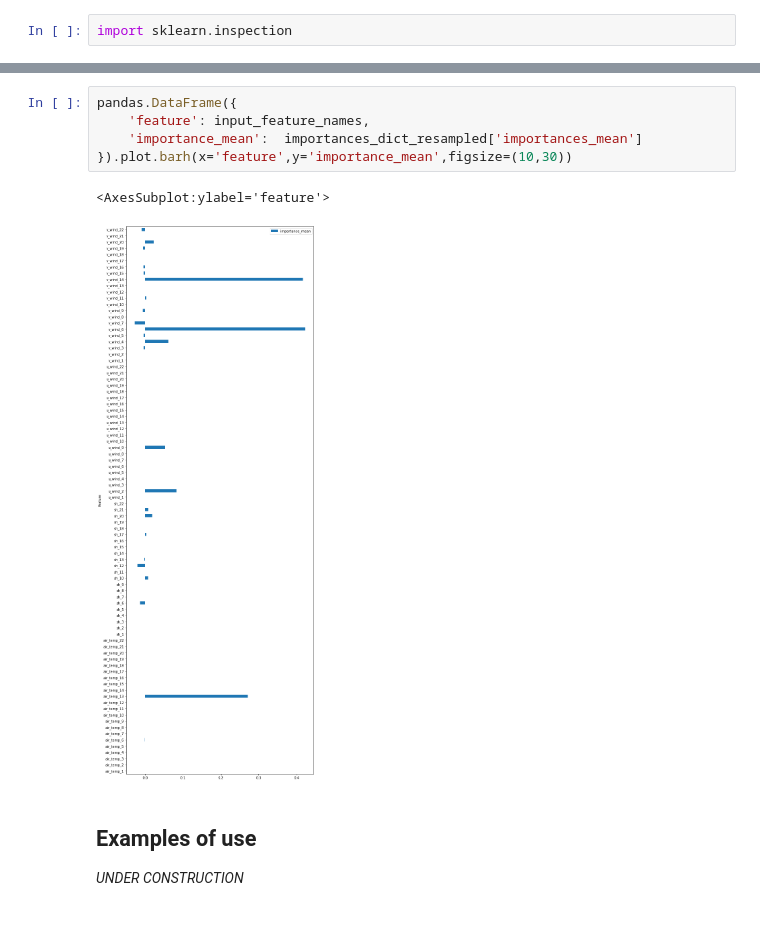
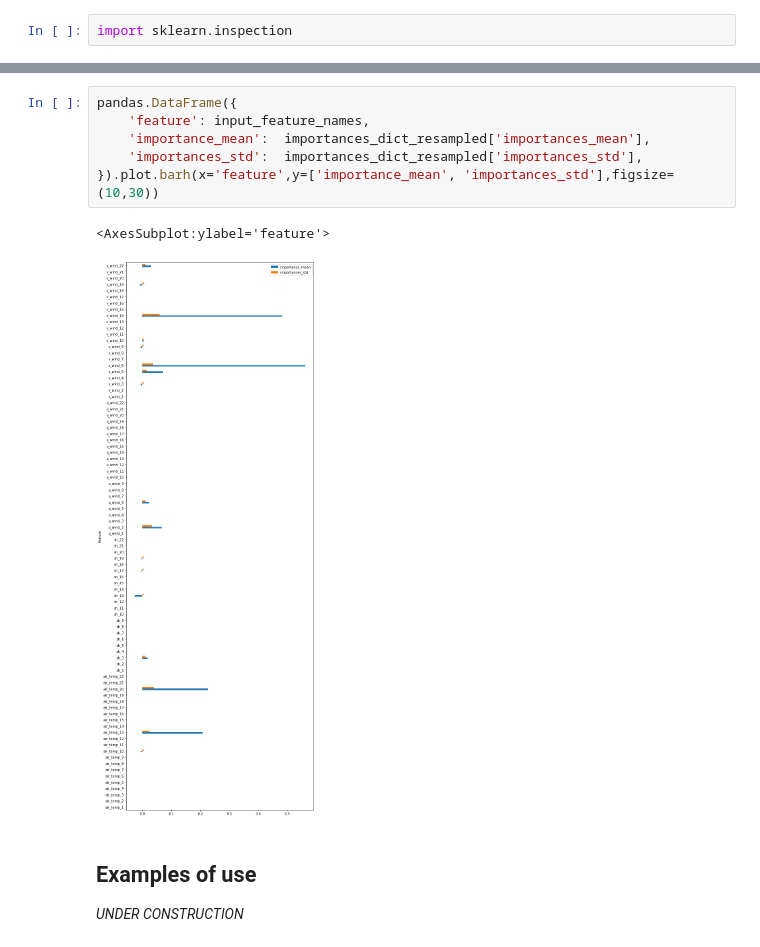
Before and after one commit to informatics-lab/ml_weather_tutorial, a Jupyter notebook: 04_improving_performance.ipynb, the cells around one changed output, grey strips where cells are left out. Drawn from its saved outputs; the diff is of its cells as text.

```diff
--- a/04_improving_performance.ipynb
+++ b/04_improving_performance.ipynb
@@ -473,11 +475,12 @@ dict_keys(['importances_mean', 'importances_std', 'importances'])
 # %%
 pandas.DataFrame({
     'feature': input_feature_names,
-    'importance_mean':  importances_dict_resampled['importances_mean']
-}).plot.barh(x='feature',y='importance_mean',figsize=(10,30))
+    'importance_mean':  importances_dict_resampled['importances_mean'],
+    'importances_std':  importances_dict_resampled['importances_std'],
+}).plot.barh(x='feature',y=['importance_mean', 'importances_std'],figsize=(10,30))
 # %% [output]
 <AxesSubplot:ylabel='feature'>
-[figure, old version]
+[figure, new version]
 # %% [markdown]
 ## Examples of use
 *UNDER  CONSTRUCTION*
```
Also changed, not shown: parts of 21 cells of this notebook, 2 other files.
